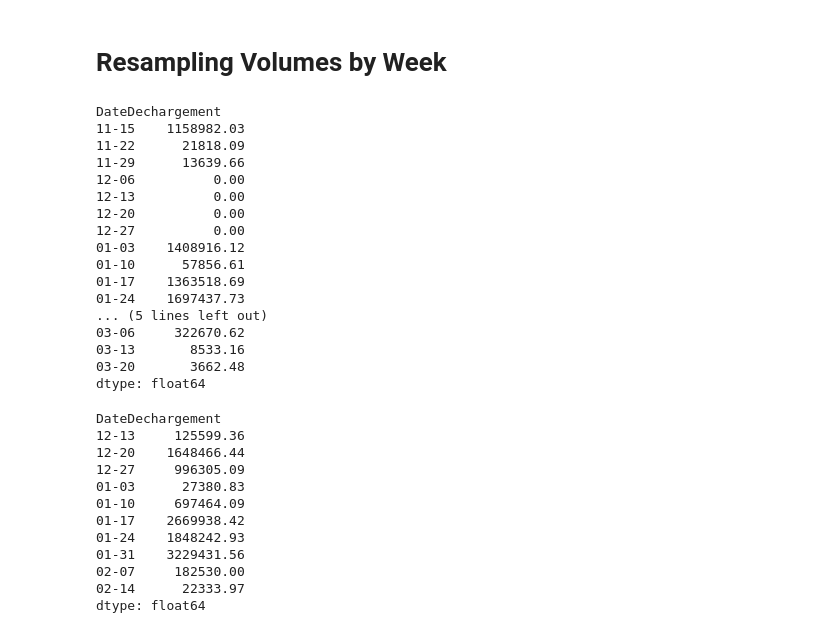
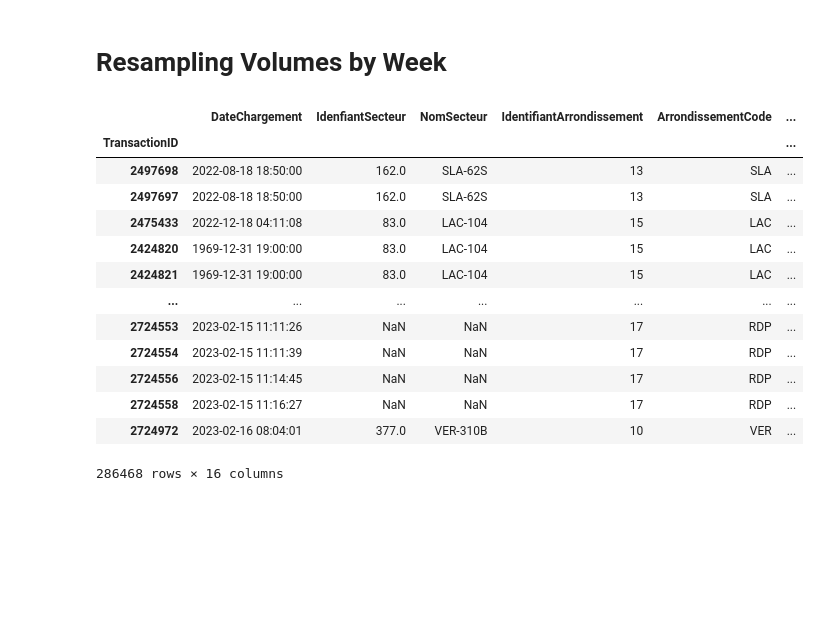
Before and after one commit to cimadure/ind6212, a Jupyter notebook: notebooks/weekly_snowfall.ipynb, the cells around one changed output. Saved outputs shown, nothing was run; the diff lists cells and outputs as text; code cells hidden in the pictures; blank space fills up the shorter version.

```diff
--- a/notebooks/weekly_snowfall.ipynb
+++ b/notebooks/weekly_snowfall.ipynb
@@ -227,62 +227,2 @@ transaction_2022.sort_values(by="DateChargement", inplace=True)
 # %% [markdown]
 # Resampling Volumes by Week
-# %%
-def weekly_resampling_sum(data, year):
-    if "DateDechargement" in data.columns.tolist():
-        column_idx = "DateDechargement"
-    else:
-        column_idx = "DateDéchargement"
-
-    # generate a range of dates for the given month
-    dates = pd.date_range(start=f'{year}-11-01', end=f'{year}-11-30', freq='D')
-
-    # filter out the first Sunday
-    first_sunday = next((date for date in dates if date.weekday() == 6), None)
-    diff_days = (first_sunday - pd.Timestamp(f"{year}-11-01")).days
-
-    data = pd.Series(data["volume"].values, index=data[column_idx])
-    data = data.loc[f"{year}-11-01":f"{year + 1}-04-30"]
-    data = data.resample("W").sum()
-    data.index = data.index - to_offset(f"{diff_days}D")
-    data.index = data.index.strftime('%m-%d')
-    return data
-transaction_2016_weekly = weekly_resampling_sum(transaction_2016, 2016)
-transaction_2018_weekly = weekly_resampling_sum(transaction_2018, 2018)
-transaction_2019_weekly = weekly_resampling_sum(transaction_2019, 2019)
-transaction_2020_weekly = weekly_resampling_sum(transaction_2020, 2020)
-transaction_2021_weekly = weekly_resampling_sum(transaction_2021, 2021)
-transaction_2022_weekly = weekly_resampling_sum(transaction_2022, 2022)
-transaction_2019_weekly
-# %% [output]
-DateDechargement
-11-15    1158982.03
-11-22      21818.09
-11-29      13639.66
-12-06          0.00
-12-13          0.00
-12-20          0.00
-12-27          0.00
-01-03    1408916.12
-01-10      57856.61
-01-17    1363518.69
-01-24    1697437.73
-... (5 lines left out)
-03-06     322670.62
-03-13       8533.16
-03-20       3662.48
-dtype: float64
-# %%
-transaction_2022_weekly
-# %% [output]
-DateDechargement
-12-13     125599.36
-12-20    1648466.44
-12-27     996305.09
-01-03      27380.83
-01-10     697464.09
-01-17    2669938.42
-01-24    1848242.93
-01-31    3229431.56
-02-07     182530.00
-02-14      22333.97
-dtype: float64
@@ -288,0 +254,17 @@ dtype: float64
+# %%
+transaction_2022_weeks
+# %% [output]
+|  | DateChargement | IdenfiantSecteur | NomSecteur | IdentifiantArrondissement | ArrondissementCode | ... |
+| TransactionID |  |  |  |  |  | ... |
+| 2497698 | 2022-08-18 18:50:00 | 162.0 | SLA-62S | 13 | SLA | ... |
+| 2497697 | 2022-08-18 18:50:00 | 162.0 | SLA-62S | 13 | SLA | ... |
+| 2475433 | 2022-12-18 04:11:08 | 83.0 | LAC-104 | 15 | LAC | ... |
+| 2424820 | 1969-12-31 19:00:00 | 83.0 | LAC-104 | 15 | LAC | ... |
+| 2424821 | 1969-12-31 19:00:00 | 83.0 | LAC-104 | 15 | LAC | ... |
+| ... | ... | ... | ... | ... | ... | ... |
+| 2724553 | 2023-02-15 11:11:26 | NaN | NaN | 17 | RDP | ... |
+| 2724554 | 2023-02-15 11:11:39 | NaN | NaN | 17 | RDP | ... |
+| 2724556 | 2023-02-15 11:14:45 | NaN | NaN | 17 | RDP | ... |
+| 2724558 | 2023-02-15 11:16:27 | NaN | NaN | 17 | RDP | ... |
+| 2724972 | 2023-02-16 08:04:01 | 377.0 | VER-310B | 10 | VER | ... |
+286468 rows × 16 columns
```
Also changed, not shown: parts of 24 cells of this notebook, 1 other file.
